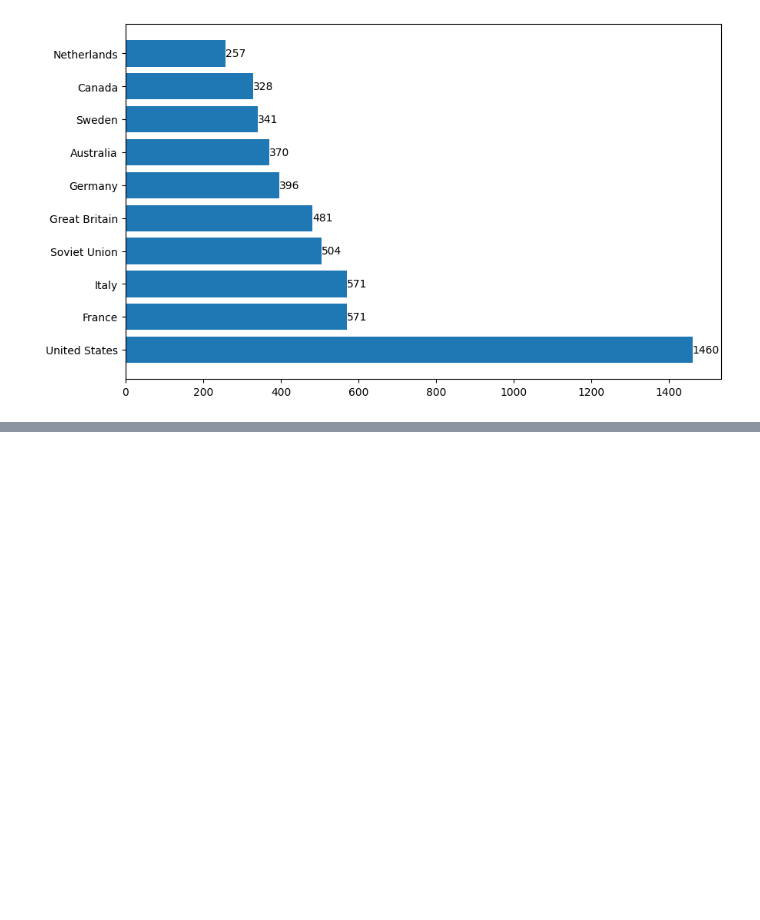
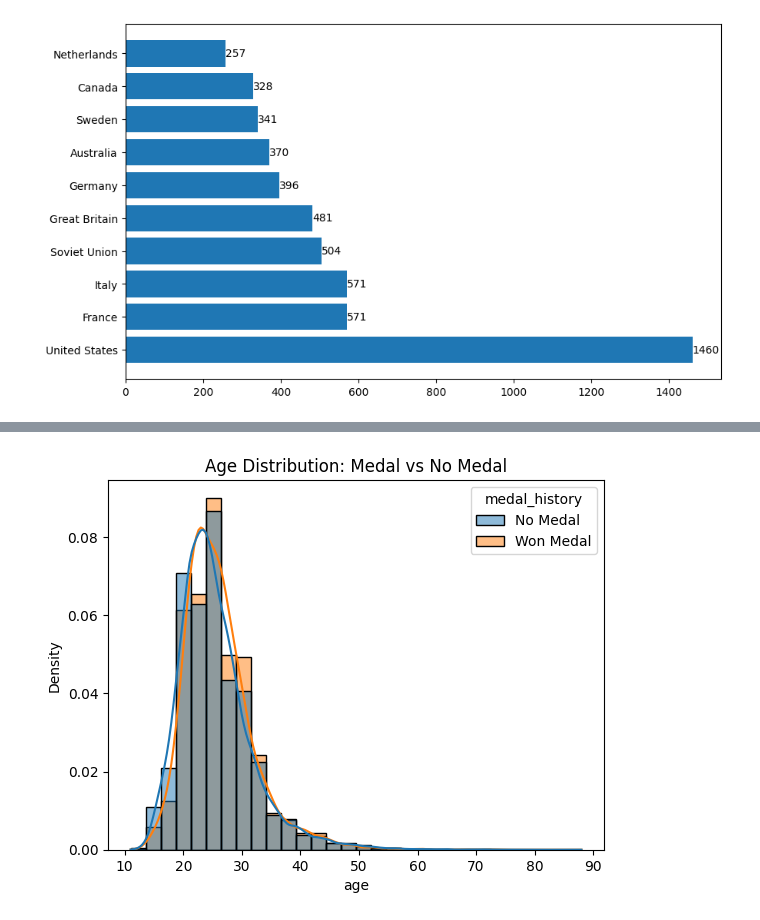
Before and after one commit to john-nio/eda-project, a Jupyter notebook: olympics/olympics.ipynb, the cells around one changed output, grey strips where cells are left out. Saved outputs shown, nothing was run; the diff lists cells and outputs as text; code cells hidden in the pictures; blank space fills up the shorter version.

```diff
--- a/olympics/olympics.ipynb
+++ b/olympics/olympics.ipynb
@@ -354,0 +370,15 @@ plt.show()
+# %%
+sns.histplot(
+    data=df,
+    x='age',
+    hue='medal_history',
+    bins=30,
+    kde=True,
+    stat='density',
+    common_norm=False
+)
+
+plt.title("Age Distribution: Medal vs No Medal")
+plt.show()
+# %% [output]
+[figure, added]
```
Also changed, not shown: parts of 2 cells of this notebook.
